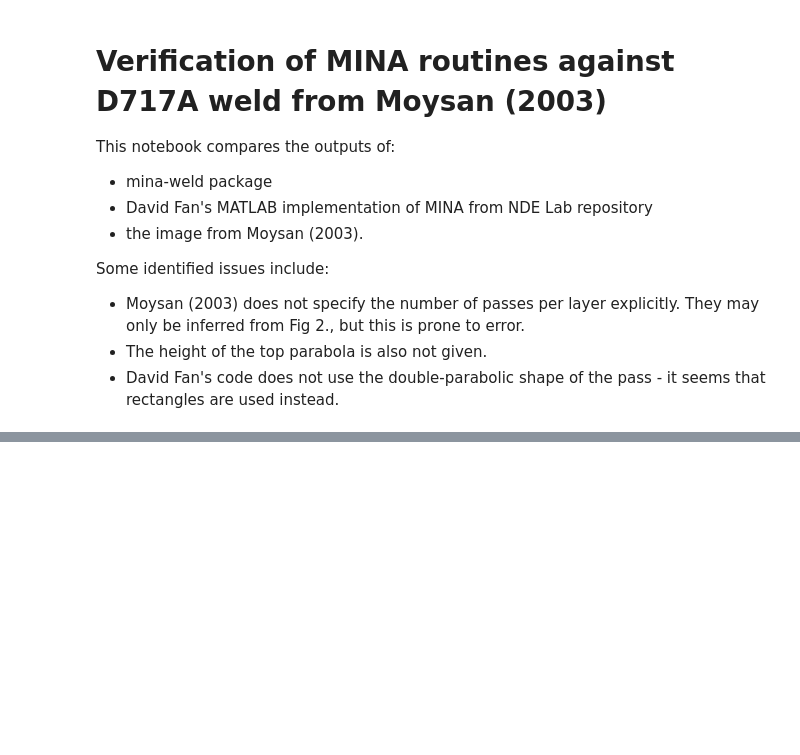
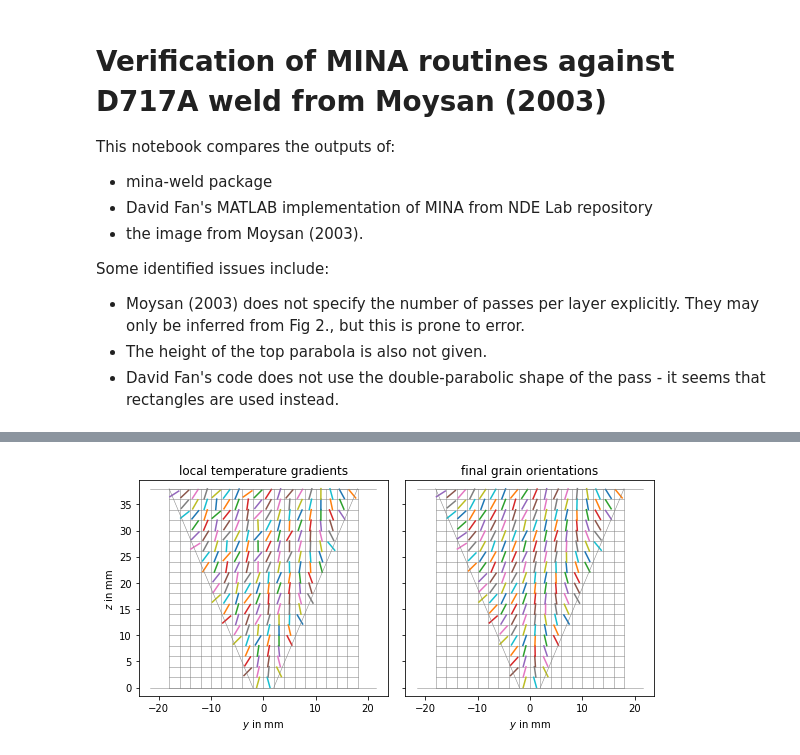
Before and after one commit to michalkalkowski/ogilvy_weld, a Jupyter notebook: notebooks/2_Verification against D717A from Moysan, 2003.ipynb, the cells around one changed output, grey strips where cells are left out. Cells and saved outputs as stored; diff of their text form; code cells hidden in the pictures; blank space fills up the shorter version.

```diff
--- a/notebooks/2_Verification against D717A from Moysan, 2003.ipynb
+++ b/notebooks/2_Verification against D717A from Moysan, 2003.ipynb
@@ -43,0 +55,4 @@ ModuleNotFoundError: No module named 'mina'
+# %%
+weld.plot_grain_orientations(grid=True)
+# %% [output]
+[figure, added]
```
Also changed, not shown: parts of 2 cells of this notebook, 1 other file.
